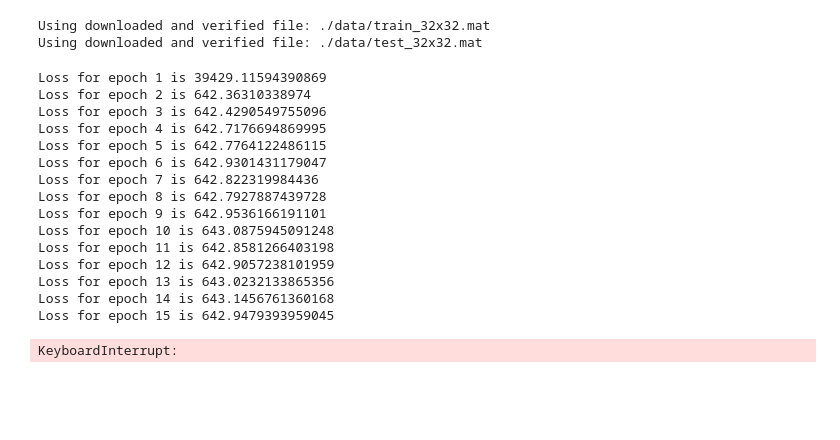
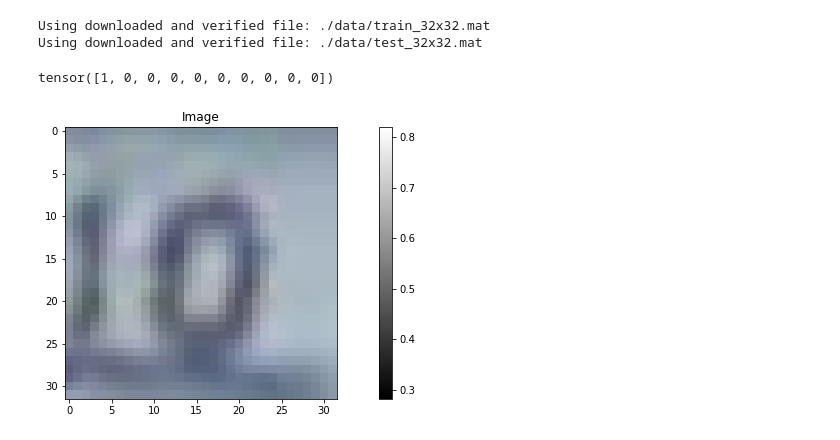
Before and after one commit to vardeep-sandhu/CudaLab, a Jupyter notebook: Sheet02/Sheet02.ipynb, the cells around one changed output. Saved outputs shown, nothing was run; the diff lists cells and outputs as text; code cells hidden in the pictures; blank space fills up the shorter version.

```diff
--- a/Sheet02/Sheet02.ipynb
+++ b/Sheet02/Sheet02.ipynb
@@ -10,17 +12,36 @@ import torch.nn as nn
 # %%
 t = transforms.Compose([transforms.ToTensor(),
-                       transforms.Lambda(lambda x : x.reshape(-1))
+                       transforms.Lambda(lambda x : x.permute(1, 2, 0).reshape(-1))
                        ])
 target_t = lambda label: F.one_hot(torch.tensor(label), num_classes=10)
 
+
 train_dataset = datasets.SVHN(root="./data", split="train", transform= t, target_transform=target_t, download=True)
-test_dataset = datasets.SVHN(root="./data", split="test", transform= t,target_transform=target_t, download=True)
+test_dataset = datasets.SVHN(root="./data", split="test", transform= t, target_transform=target_t, download=True)
 # %% [output]
 Using downloaded and verified file: ./data/train_32x32.mat
 Using downloaded and verified file: ./data/test_32x32.mat
 # %%
 train_loader = DataLoader(train_dataset, batch_size=256, shuffle=True)
-test_loader = DataLoader(test_dataset, batch_size=256, shuffle=True)
+test_loader = DataLoader(test_dataset, batch_size=256, shuffle=False)
+# %%
+# print(next(iter(test_loader)))
+img = next(iter(test_loader))[0][3].reshape(32,32,3)
+label = next(iter(test_loader))[1][3]
+def visual(img):
+    fig, ax = plt.subplots()
+    fig.set_size_inches(15,5)
+
+    img = img.numpy()
+    im = ax.imshow(img, cmap=plt.cm.gray)
+    fig.colorbar(im)
+    ax.set_title("Image")
+
+visual(img)
+print(label)
+# %% [output]
+tensor([1, 0, 0, 0, 0, 0, 0, 0, 0, 0])
+[figure, added]
 # %%
 class Network(nn.Module):
     def __init__(self):
@@ -66,19 +65,0 @@ def training(Epochs=200):
-# %%
-training()
-# %% [output]
-Loss for epoch 1 is 39429.11594390869
-Loss for epoch 2 is 642.36310338974
-Loss for epoch 3 is 642.4290549755096
-Loss for epoch 4 is 642.7176694869995
-Loss for epoch 5 is 642.7764122486115
-Loss for epoch 6 is 642.9301431179047
-Loss for epoch 7 is 642.822319984436
-Loss for epoch 8 is 642.7927887439728
-Loss for epoch 9 is 642.9536166191101
-Loss for epoch 10 is 643.0875945091248
-Loss for epoch 11 is 642.8581266403198
-Loss for epoch 12 is 642.9057238101959
-Loss for epoch 13 is 643.0232133865356
-Loss for epoch 14 is 643.1456761360168
-Loss for epoch 15 is 642.9479393959045
-KeyboardInterrupt:
```
Also changed, not shown: parts of 9 cells of this notebook.
